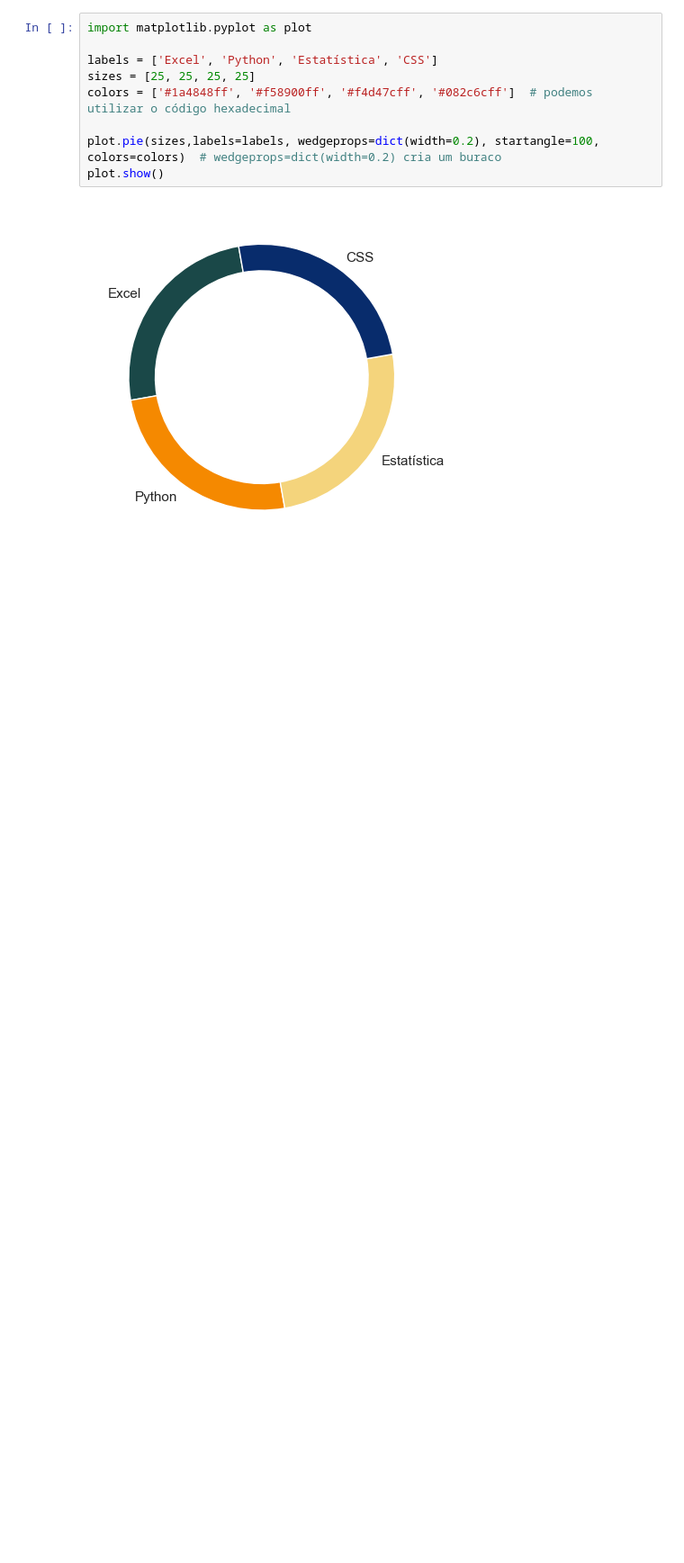
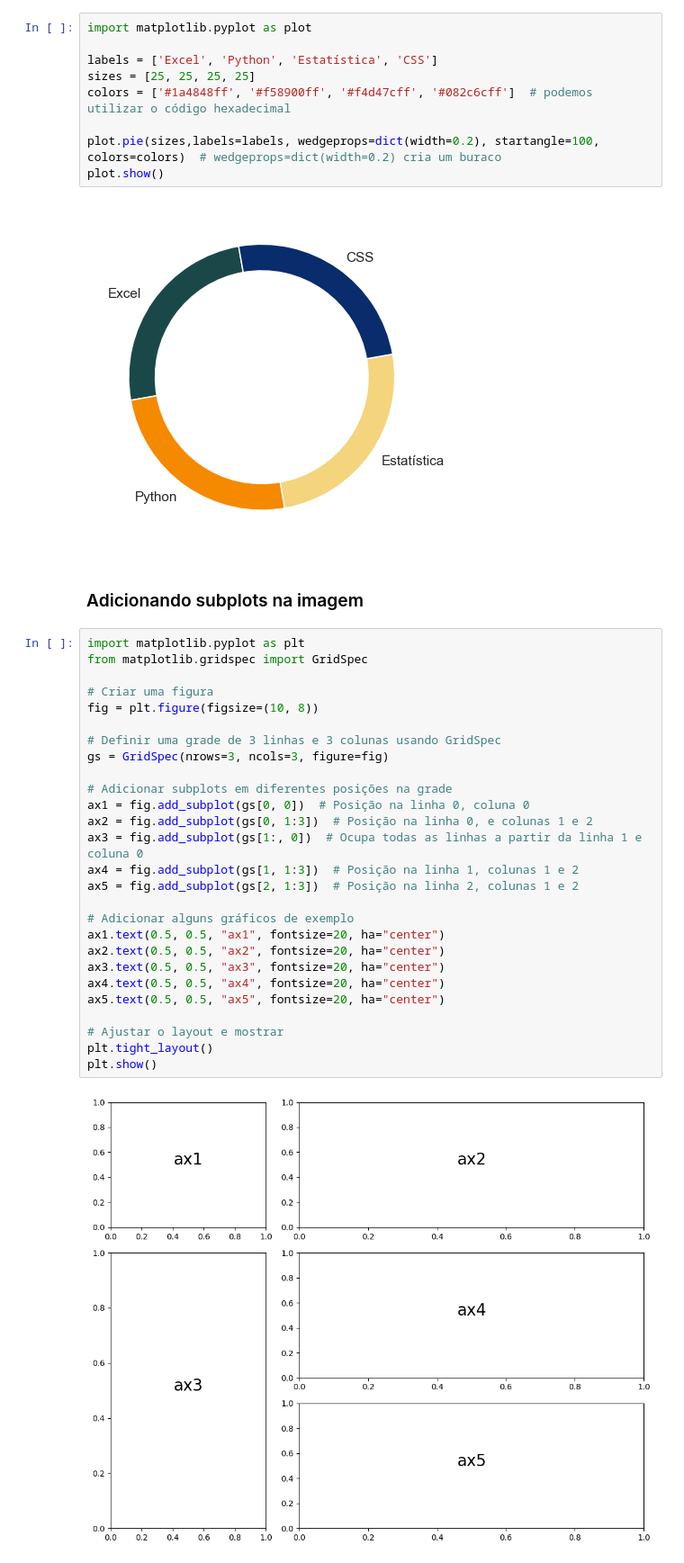
Before and after one commit to IlIIIIIIIIIlI/Jupyter-Notebooks, a Jupyter notebook: MBA USP/Python/Anotações em python.ipynb, the cells around one changed output. Shown at 90% size. Drawn from its saved outputs; the diff is of its cells as text; blank space fills up the shorter version.

```diff
--- a/MBA USP/Python/Anotações em python.ipynb
+++ b/MBA USP/Python/Anotações em python.ipynb
@@ -1186,3 +1186,34 @@ plot.pie(sizes,labels=labels, wedgeprops=dict(width=0.2), startangle=100, colors
 plot.show()
 # %% [output]
 [figure]
+# %% [markdown]
+### Adicionando subplots na imagem
+# %%
+import matplotlib.pyplot as plt
+from matplotlib.gridspec import GridSpec
+
+# Criar uma figura
+fig = plt.figure(figsize=(10, 8))
+
+# Definir uma grade de 3 linhas e 3 colunas usando GridSpec
+gs = GridSpec(nrows=3, ncols=3, figure=fig)
+
+# Adicionar subplots em diferentes posições na grade
+ax1 = fig.add_subplot(gs[0, 0])  # Posição na linha 0, coluna 0
+ax2 = fig.add_subplot(gs[0, 1:3])  # Posição na linha 0, e colunas 1 e 2
+ax3 = fig.add_subplot(gs[1:, 0])  # Ocupa todas as linhas a partir da linha 1 e coluna 0
+ax4 = fig.add_subplot(gs[1, 1:3])  # Posição na linha 1, colunas 1 e 2
+ax5 = fig.add_subplot(gs[2, 1:3])  # Posição na linha 2, colunas 1 e 2
+
+# Adicionar alguns gráficos de exemplo
+ax1.text(0.5, 0.5, "ax1", fontsize=20, ha="center")
+ax2.text(0.5, 0.5, "ax2", fontsize=20, ha="center")
+ax3.text(0.5, 0.5, "ax3", fontsize=20, ha="center")
+ax4.text(0.5, 0.5, "ax4", fontsize=20, ha="center")
+ax5.text(0.5, 0.5, "ax5", fontsize=20, ha="center")
+
+# Ajustar o layout e mostrar
+plt.tight_layout()
+plt.show()
+# %% [output]
+[figure, added]
```
Also changed, not shown: parts of 26 cells of this notebook, 11 other files.
